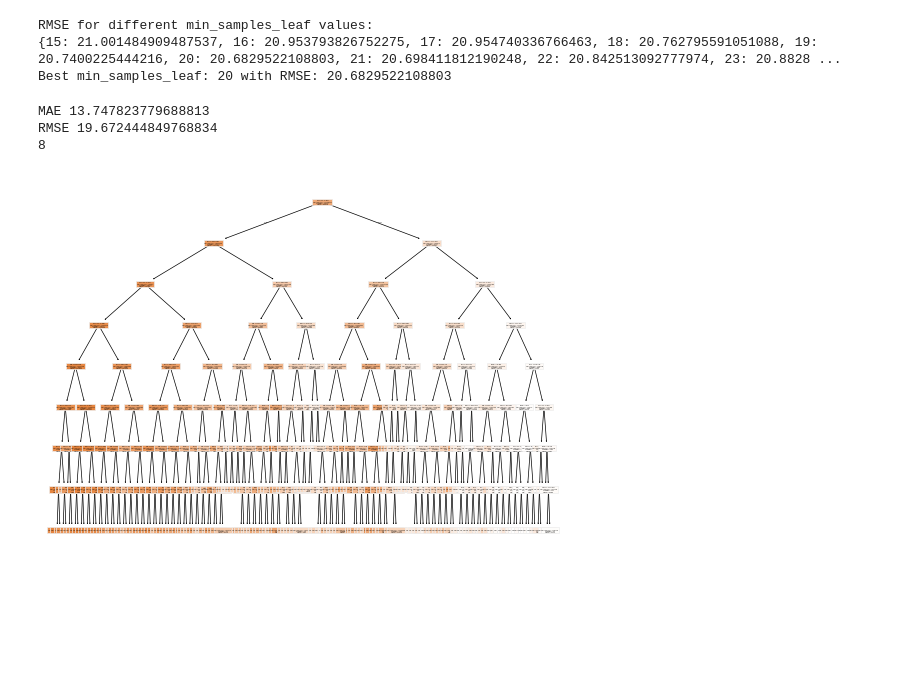
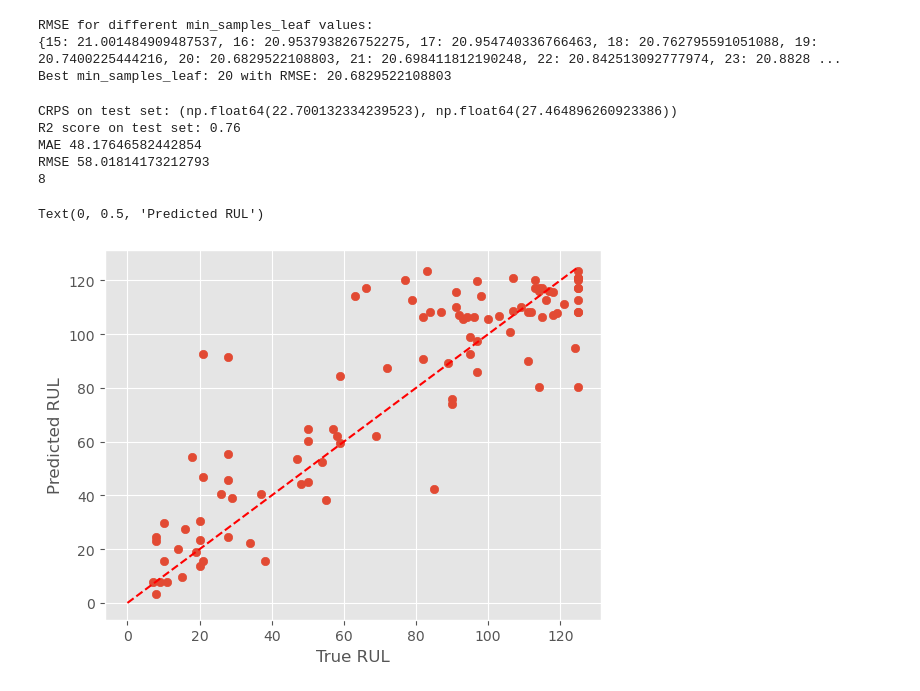
Before and after one commit to RamiSaht/Maintenance, a Jupyter notebook: part2tree.ipynb, the cells around one changed output. Saved outputs shown, nothing was run; the diff lists cells and outputs as text; code cells hidden in the pictures; blank space fills up the shorter version.

```diff
--- a/part2tree.ipynb
+++ b/part2tree.ipynb
@@ -46,3 +47,7 @@ sensors_of_interest = [sens for sens in sensor_columns if sens not in uncorrelat
 print("Sensors of interest:", sensors_of_interest)
 # %% [output]
 Sensors of interest: ['T24', 'T30', 'T50', 'P30', 'Nf', 'Nc', 'Ps30', 'phi', 'NRf', 'NRc', 'BPR', 'htBleed', 'W31', 'W32']
+# %%
+df_test_grouped = df_test.groupby('engine')
+df_test_last = df_test_grouped.last()
+df_test_last
@@ -102,15 +122,24 @@ STRM = sklearn.tree.DecisionTreeRegressor(max_depth=best_max_depth, min_samples_
 # Fit the model on the training set
 STRM.fit(df_train_set[sensors_of_interest], df_train_set.RUL)
 STRM_predictions = STRM.predict(df_test_last[sensors_of_interest])
+R2_SCORE_ = sklearn.metrics.r2_score(test_labels, STRM_predictions)
+CRPS_ = CRPS({0:test_labels[0].to_numpy().flatten()}, {0:STRM_predictions})
+print(f"CRPS on test set: {CRPS_}")
+print(f"R2 score on test set: {R2_SCORE_:.2f}")
 print(f'MAE {sklearn.metrics.mean_absolute_error(test_labels.to_numpy().flatten(), STRM_predictions)}')
 print(f'RMSE {sklearn.metrics.root_mean_squared_error(test_labels.to_numpy().flatten(), STRM_predictions)}')
 print(STRM.get_depth())
 # %% [output]
-MAE 13.747823779688813
-RMSE 19.672444849768834
+CRPS on test set: (np.float64(22.700132334239523), np.float64(27.464896260923386))
+R2 score on test set: 0.76
+MAE 48.17646582442854
+RMSE 58.01814173212793
 8
 # %%
-sklearn.tree.plot_tree(STRM, feature_names=sensors_of_interest, filled=True)
-plt.show()
+plt.scatter(test_labels, STRM_predictions)
+plt.plot([0, 125], [0, 125], color='red', linestyle='--', label='y=x')
+plt.xlabel("True RUL")
+plt.ylabel("Predicted RUL")
 # %% [output]
+Text(0, 0.5, 'Predicted RUL')
-[figure, old version]
+[figure, new version]
```
Also changed, not shown: parts of 2 cells of this notebook, 4 other files.
